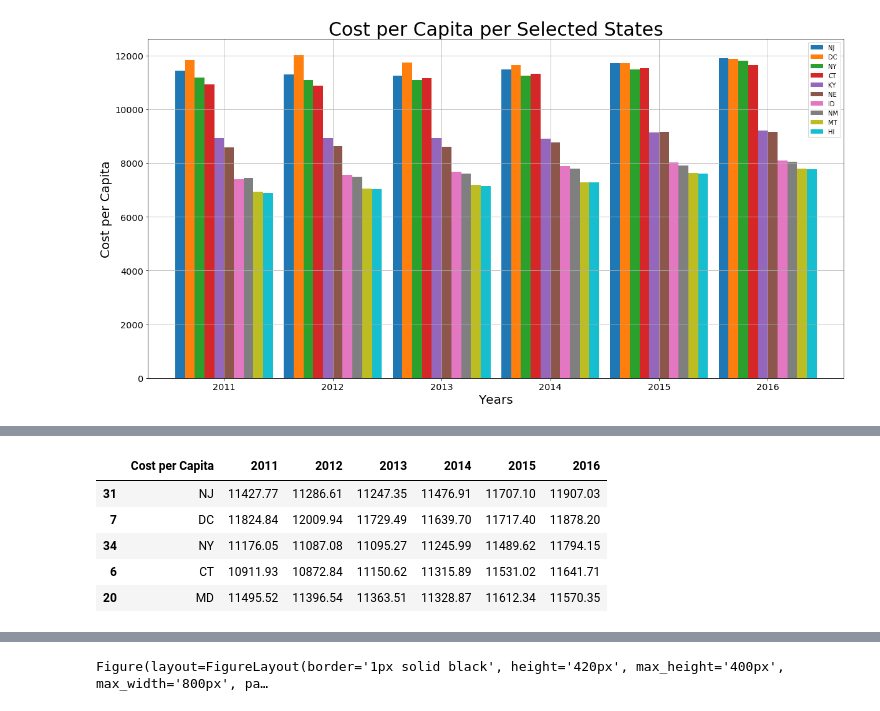
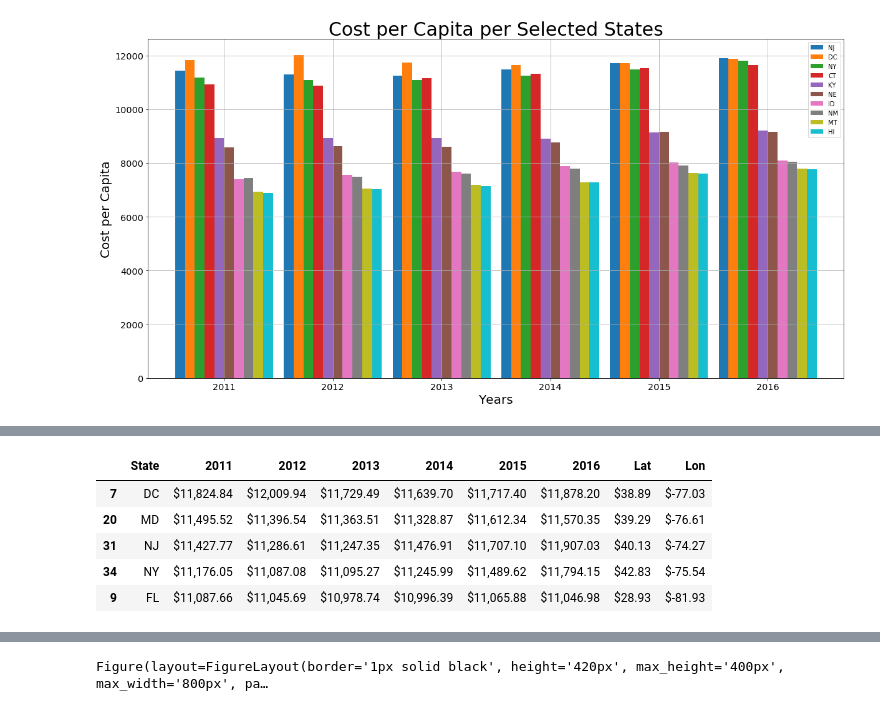
Before and after one commit to Rshn8411/project1, a Jupyter notebook: DL_Graphs/2011_2016_Graphs.ipynb, the cells around one changed output, grey strips where cells are left out. Cells and saved outputs as stored; diff of their text form; code cells hidden in the pictures.

```diff
--- a/DL_Graphs/2011_2016_Graphs.ipynb
+++ b/DL_Graphs/2011_2016_Graphs.ipynb
@@ -365,9 +338,10 @@ obese_65_data_2016.sort_values(by = ['Percent Adults']).head()
 # %%
-cost_per_capita_data.sort_values(by = ["2016"], ascending = False).head()
+cpc_locations = pd.merge(cpc_data2, us_locations, on="State")
+cpc_locations.sort_values(by=["2011"], ascending = False).head()
 # %% [output]
-|  | Cost per Capita | 2011 | 2012 | 2013 | 2014 | 2015 | 2016 |
-| 31 | NJ | 11427.77 | 11286.61 | 11247.35 | 11476.91 | 11707.10 | 11907.03 |
-| 7 | DC | 11824.84 | 12009.94 | 11729.49 | 11639.70 | 11717.40 | 11878.20 |
-| 34 | NY | 11176.05 | 11087.08 | 11095.27 | 11245.99 | 11489.62 | 11794.15 |
-| 6 | CT | 10911.93 | 10872.84 | 11150.62 | 11315.89 | 11531.02 | 11641.71 |
-| 20 | MD | 11495.52 | 11396.54 | 11363.51 | 11328.87 | 11612.34 | 11570.35 |
+|  | State | 2011 | 2012 | 2013 | 2014 | 2015 | 2016 | Lat | Lon |
+| 7 | DC | $11,824.84 | $12,009.94 | $11,729.49 | $11,639.70 | $11,717.40 | $11,878.20 | $38.89 | $-77.03 |
+| 20 | MD | $11,495.52 | $11,396.54 | $11,363.51 | $11,328.87 | $11,612.34 | $11,570.35 | $39.29 | $-76.61 |
+| 31 | NJ | $11,427.77 | $11,286.61 | $11,247.35 | $11,476.91 | $11,707.10 | $11,907.03 | $40.13 | $-74.27 |
+| 34 | NY | $11,176.05 | $11,087.08 | $11,095.27 | $11,245.99 | $11,489.62 | $11,794.15 | $42.83 | $-75.54 |
+| 9 | FL | $11,087.66 | $11,045.69 | $10,978.74 | $10,996.39 | $11,065.88 | $11,046.98 | $28.93 | $-81.93 |
```
Also changed, not shown: parts of 30 cells of this notebook, 8 other files.
